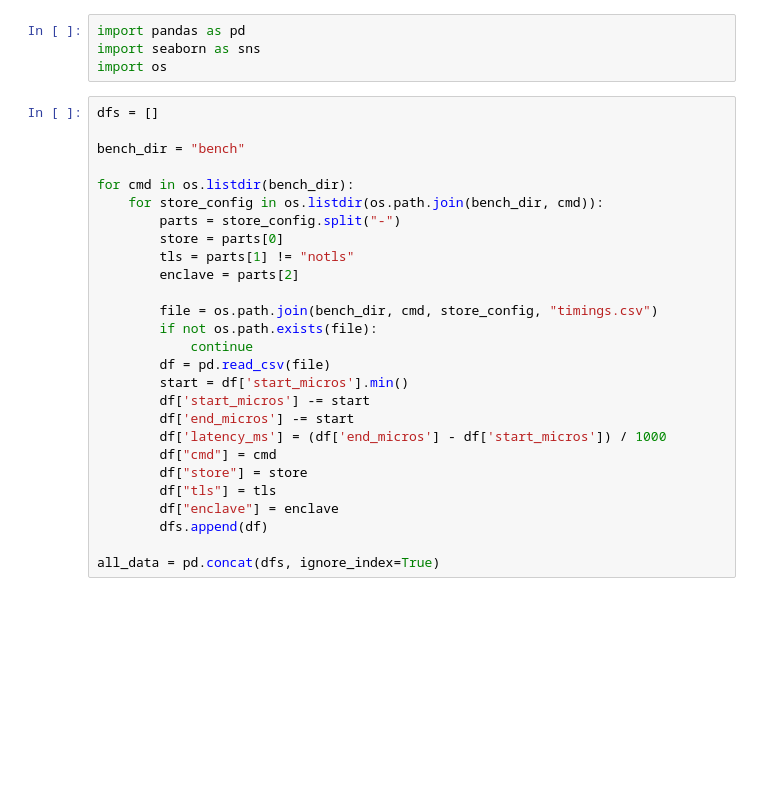
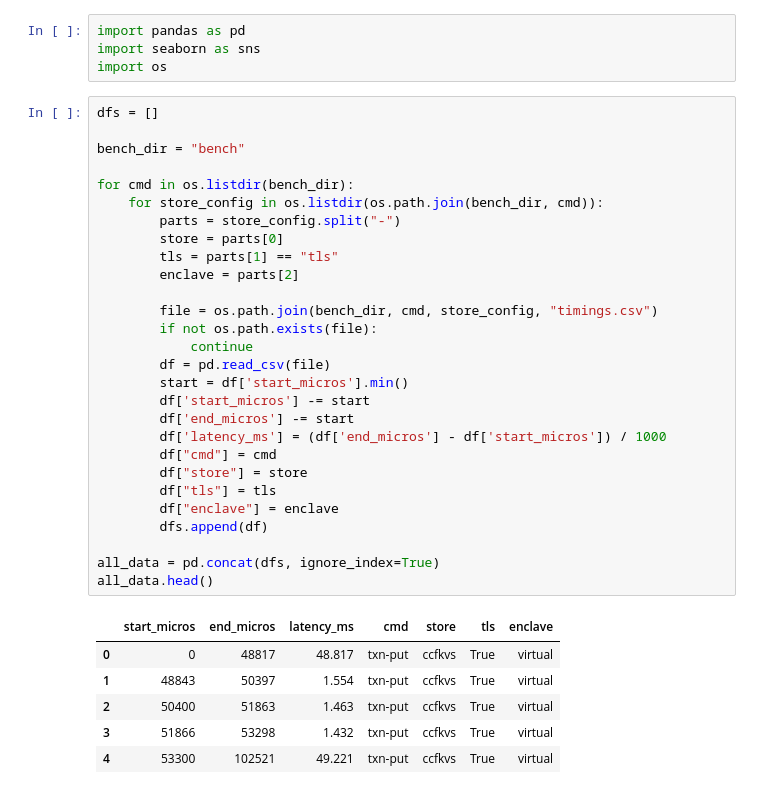
Before and after one commit to microsoft/LSKV, a Jupyter notebook: analysis.ipynb, the cells around one changed output. Drawn from its saved outputs; the diff is of its cells as text; blank space fills up the shorter version.

```diff
--- a/analysis.ipynb
+++ b/analysis.ipynb
@@ -5,30 +5,38 @@ import os
 # %%
 dfs = []
 
 bench_dir = "bench"
 
 for cmd in os.listdir(bench_dir):
     for store_config in os.listdir(os.path.join(bench_dir, cmd)):
         parts = store_config.split("-")
         store = parts[0]
-        tls = parts[1] != "notls"
+        tls = parts[1] == "tls"
         enclave = parts[2]
 
         file = os.path.join(bench_dir, cmd, store_config, "timings.csv")
         if not os.path.exists(file):
             continue
         df = pd.read_csv(file)
         start = df['start_micros'].min()
         df['start_micros'] -= start
         df['end_micros'] -= start
         df['latency_ms'] = (df['end_micros'] - df['start_micros']) / 1000
         df["cmd"] = cmd
         df["store"] = store
         df["tls"] = tls
         df["enclave"] = enclave
         dfs.append(df)
 
 all_data = pd.concat(dfs, ignore_index=True)
+all_data.head()
+# %% [output]
+|  | start_micros | end_micros | latency_ms | cmd | store | tls | enclave |
+| 0 | 0 | 48817 | 48.817 | txn-put | ccfkvs | True | virtual |
+| 1 | 48843 | 50397 | 1.554 | txn-put | ccfkvs | True | virtual |
+| 2 | 50400 | 51863 | 1.463 | txn-put | ccfkvs | True | virtual |
+| 3 | 51866 | 53298 | 1.432 | txn-put | ccfkvs | True | virtual |
+| 4 | 53300 | 102521 | 49.221 | txn-put | ccfkvs | True | virtual |
 # %%
 all_data[all_data.latency_ms < 0]
 # %% [output]
```
Also changed, not shown: parts of 6 cells of this notebook.
